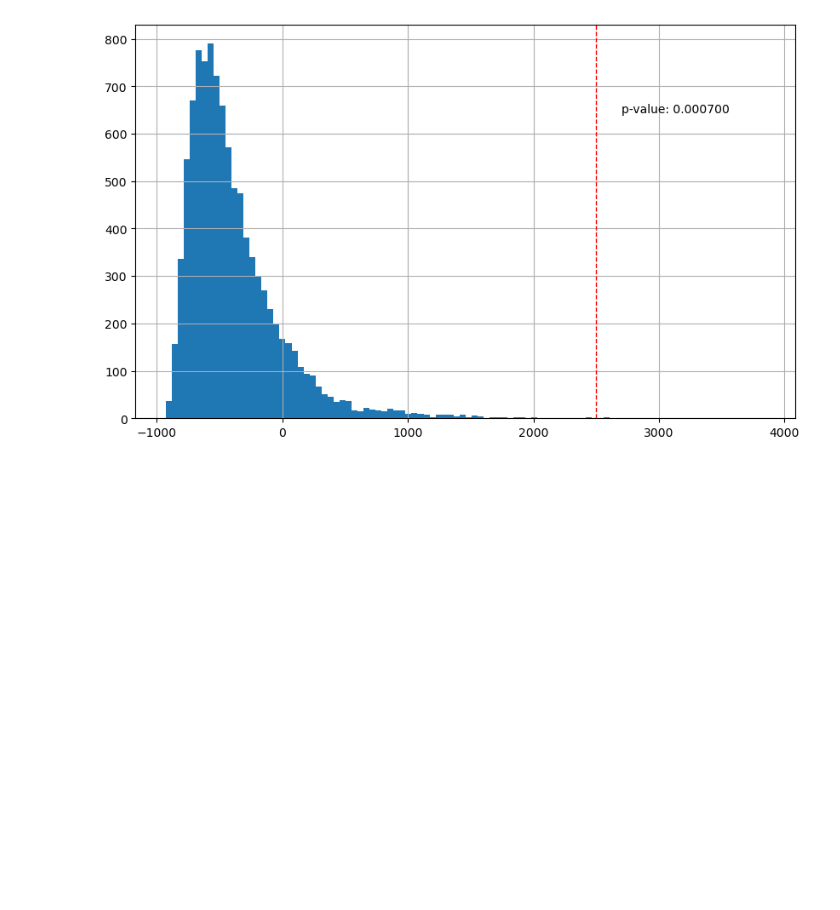
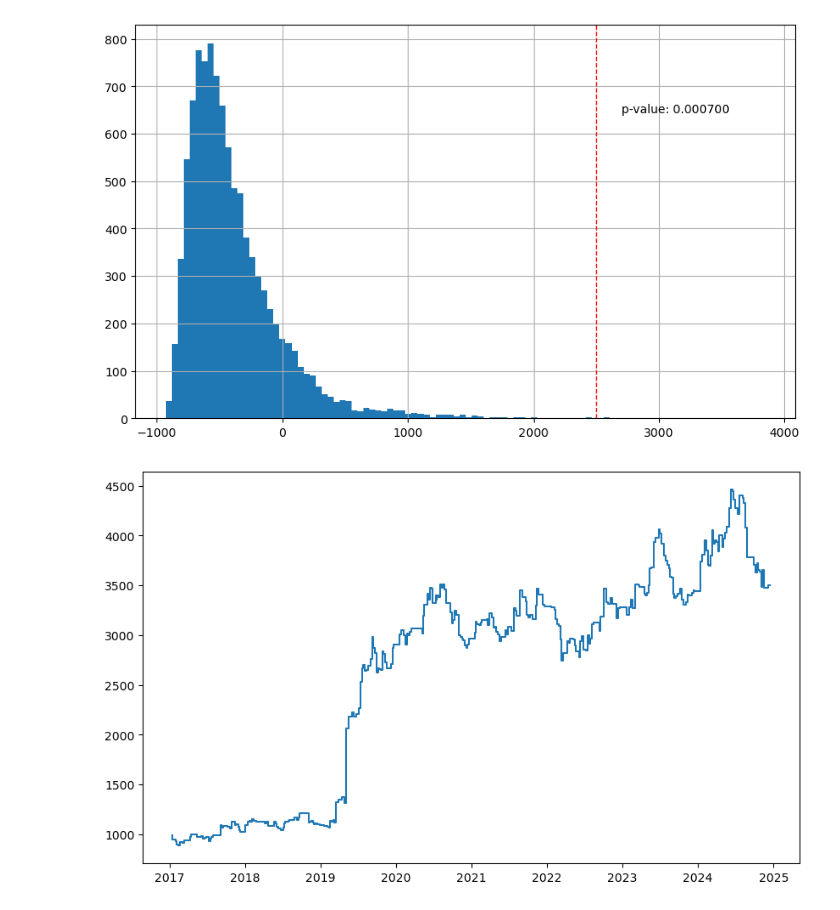
Before and after one commit to ehan03/yale-senior-thesis, a Jupyter notebook: notebooks/backtest_stuff/mc_check.ipynb, the cells around one changed output. Drawn from its saved outputs; the diff is of its cells as text; code cells hidden in the pictures; blank space fills up the shorter version.

```diff
--- a/notebooks/backtest_stuff/mc_check.ipynb
+++ b/notebooks/backtest_stuff/mc_check.ipynb
@@ -53,3 +53,13 @@ ax.text(0.9, 0.8, f'p-value: {p_value:.6f}', transform=ax.transAxes, verticalali
 # %% [output]
 Text(0.9, 0.8, 'p-value: 0.000700')
 [figure]
+# %%
+event_dates = backtest_odds[["event_id", "date"]].drop_duplicates()
+temp = backtest_actual.merge(event_dates, on="event_id", how="left")
+temp["date"] = pd.to_datetime(temp["date"])
+
+fig, ax = plt.subplots(figsize=(10, 6))
+ax.step(temp["date"], temp["bankroll"])
+plt.show()
+# %% [output]
+[figure, added]
```
Also changed, not shown: parts of 1 cell of this notebook, 2 other files.
